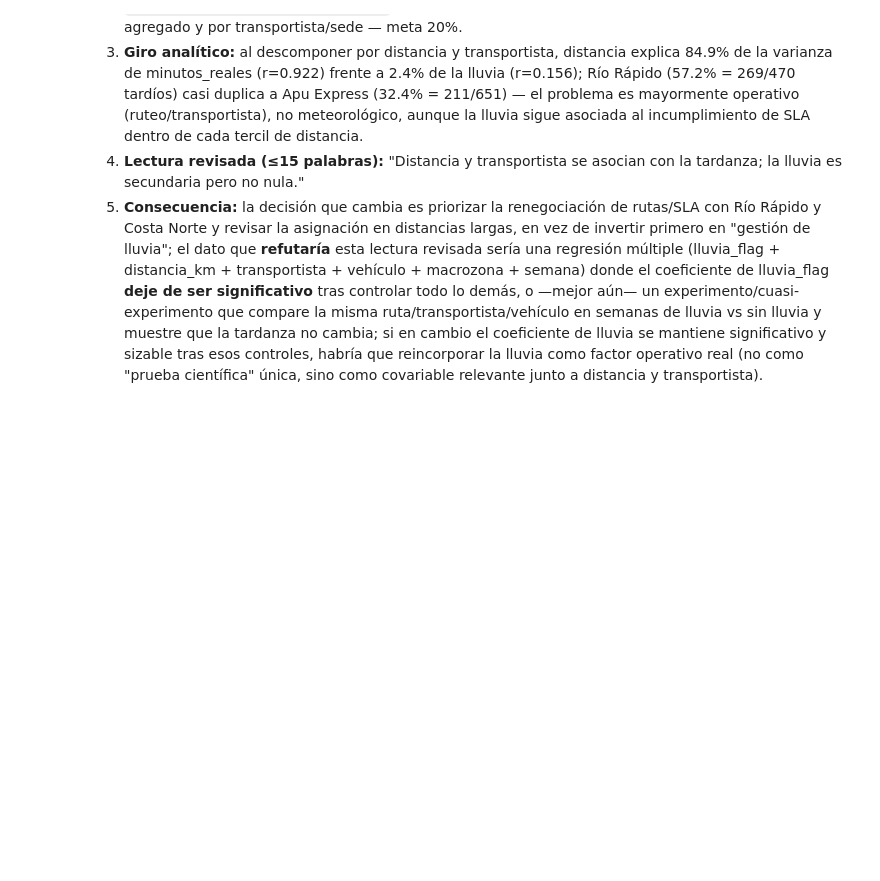
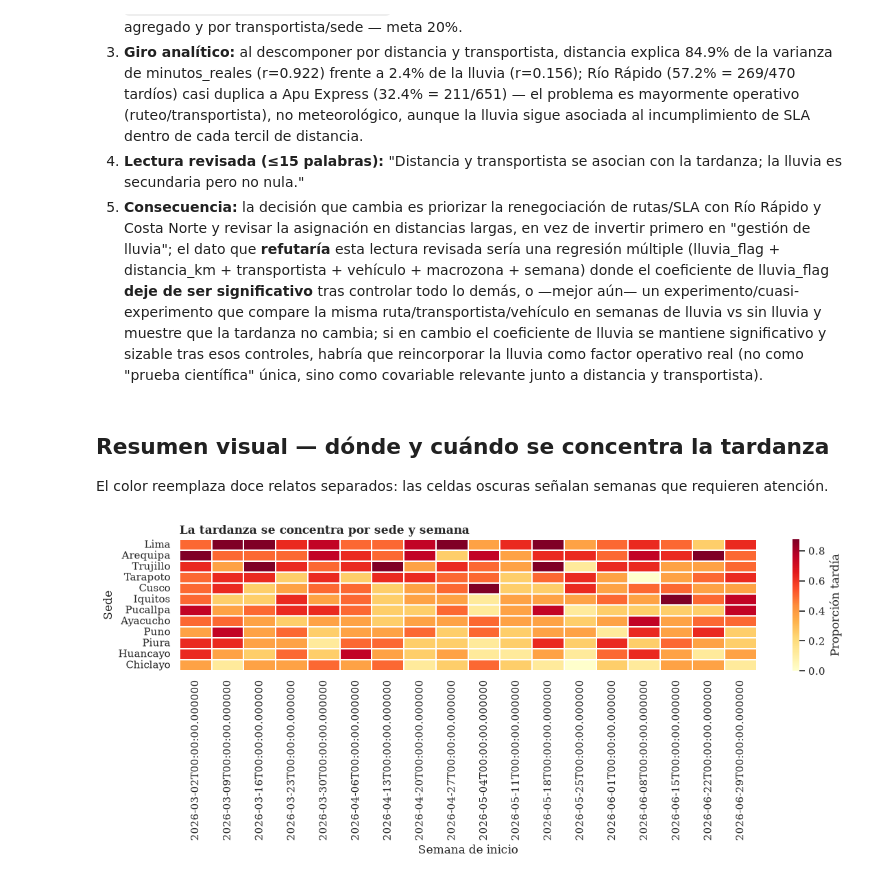
Before and after one commit to R0SEWT/chasquifest-auditoria-visual, a Jupyter notebook: notebook/caso2.ipynb, the cells around one changed output. Drawn from its saved outputs; the diff is of its cells as text; code cells hidden in the pictures; blank space fills up the shorter version.

```diff
--- a/notebook/caso2.ipynb
+++ b/notebook/caso2.ipynb
@@ -594,3 +594,22 @@ plt.show()
 3. **Giro analítico:** al descomponer por distancia y transportista, distancia explica 84.9% de la varianza de minutos_reales (r=0.922) frente a 2.4% de la lluvia (r=0.156); Río Rápido (57.2% = 269/470 tardíos) casi duplica a Apu Express (32.4% = 211/651) — el problema es mayormente operativo (ruteo/transportista), no meteorológico, aunque la lluvia sigue asociada al incumplimiento de SLA dentro de cada tercil de distancia.
 4. **Lectura revisada (≤15 palabras):** "Distancia y transportista se asocian con la tardanza; la lluvia es secundaria pero no nula."
 5. **Consecuencia:** la decisión que cambia es priorizar la renegociación de rutas/SLA con Río Rápido y Costa Norte y revisar la asignación en distancias largas, en vez de invertir primero en "gestión de lluvia"; el dato que **refutaría** esta lectura revisada sería una regresión múltiple (lluvia_flag + distancia_km + transportista + vehículo + macrozona + semana) donde el coeficiente de lluvia_flag **deje de ser significativo** tras controlar todo lo demás, o —mejor aún— un experimento/cuasi-experimento que compare la misma ruta/transportista/vehículo en semanas de lluvia vs sin lluvia y muestre que la tardanza no cambia; si en cambio el coeficiente de lluvia se mantiene significativo y sizable tras esos controles, habría que reincorporar la lluvia como factor operativo real (no como "prueba científica" única, sino como covariable relevante junto a distancia y transportista).
+# %% [markdown]
+## Resumen visual — dónde y cuándo se concentra la tardanza
+El color reemplaza doce relatos separados: las celdas oscuras señalan semanas que requieren atención.
+# %%
+import pandas as pd
+import matplotlib.pyplot as plt
+import numpy as np
+import seaborn as sns
+d = pd.read_csv('../data/caso2_logistica_chasquifest.csv', parse_dates=['semana_inicio'])
+h = d.pivot_table(index='ciudad', columns='semana_inicio', values='tardanza_flag', aggfunc='mean')
+h = h.loc[d.groupby('ciudad')['tardanza_flag'].mean().sort_values(ascending=False).index]
+sns.set_theme(style='white', font='serif')
+fig, ax = plt.subplots(figsize=(12, 5.2))
+sns.heatmap(h, cmap='YlOrRd', vmin=0, vmax=max(.5, np.nanmax(h.values)), cbar_kws={'label': 'Proporción tardía'}, linewidths=.25, ax=ax)
+ax.set_title('La tardanza se concentra por sede y semana', loc='left', fontweight='bold')
+ax.set_xlabel('Semana de inicio'); ax.set_ylabel('Sede')
+plt.tight_layout(); plt.savefig('fig4_mapa_calor_tardanza.png', dpi=130, bbox_inches='tight'); plt.show()
+# %% [output]
+[figure, added]
```
Also changed, not shown: parts of 2 cells of this notebook, 52 other files.
